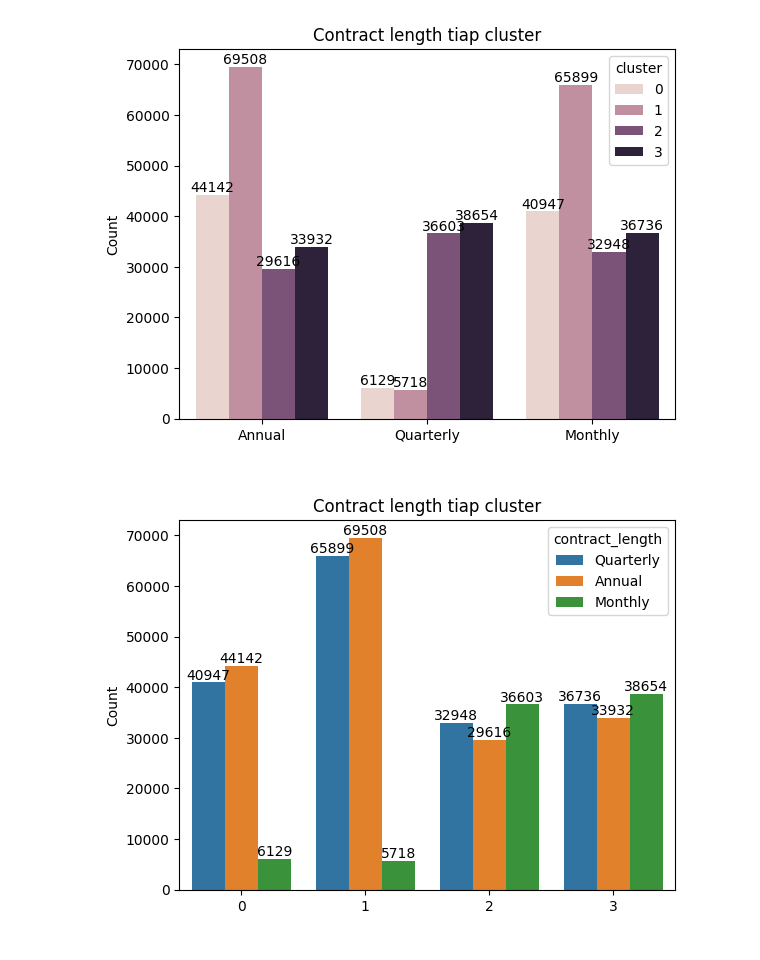
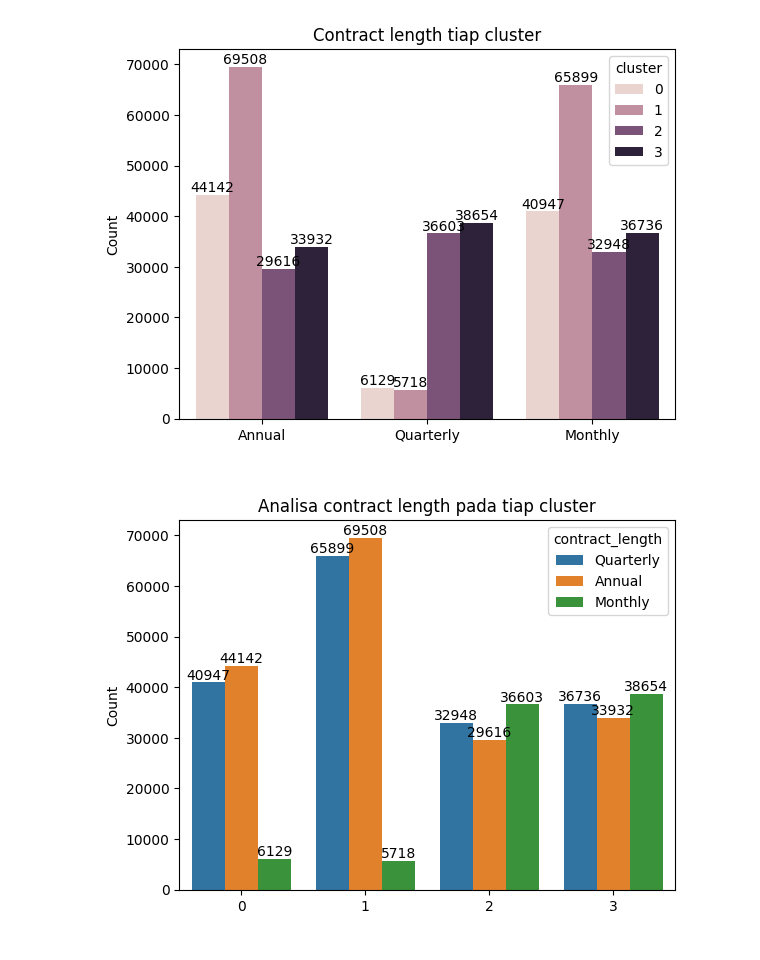
Before and after one commit to FTDS-assignment-bay/p2-final-project-ftds-033-rmt-group-002, a Jupyter notebook: EDA_after_clustering.ipynb, the cells around one changed output. Drawn from its saved outputs; the diff is of its cells as text; code cells hidden in the pictures.

```diff
--- a/EDA_after_clustering.ipynb
+++ b/EDA_after_clustering.ipynb
@@ -175,12 +210,12 @@ for i in ax.containers:
 # %%
 # Plot contract length dan cluster
 ax = sns.countplot(df_clustered , x = 'cluster' , hue = 'contract_length')
-plt.title('Contract length tiap cluster')
+plt.title('Analisa contract length pada tiap cluster')
 plt.xticks(ticks = [0, 1, 2, 3] , labels = ['0','1', '2', '3'])
 plt.xlabel(' ')
 plt.ylabel('Count')
 for i in ax.containers:
     ax.bar_label(i)
 # %% [output]
-[figure, old version]
+[figure, new version]
 # %%
```
Also changed, not shown: parts of 11 cells of this notebook, 1 other file.
